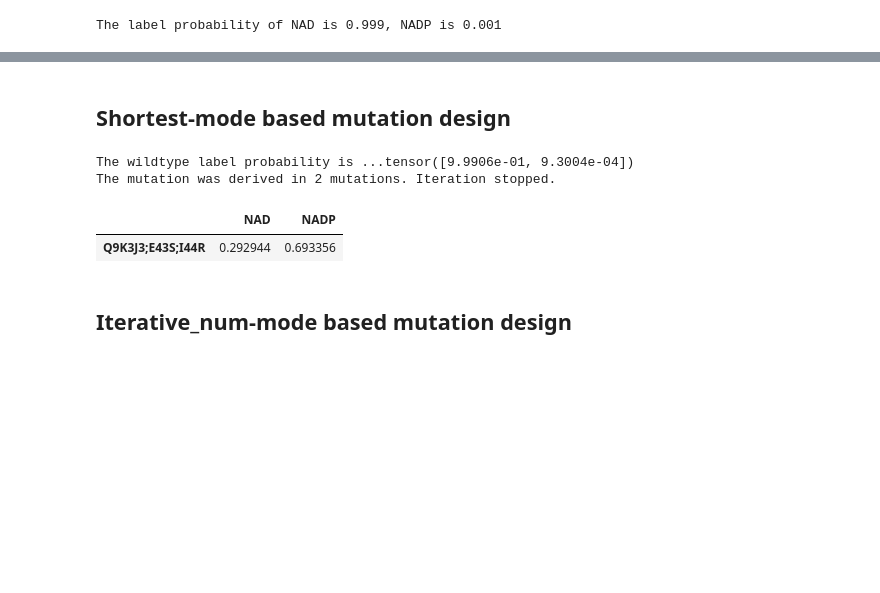
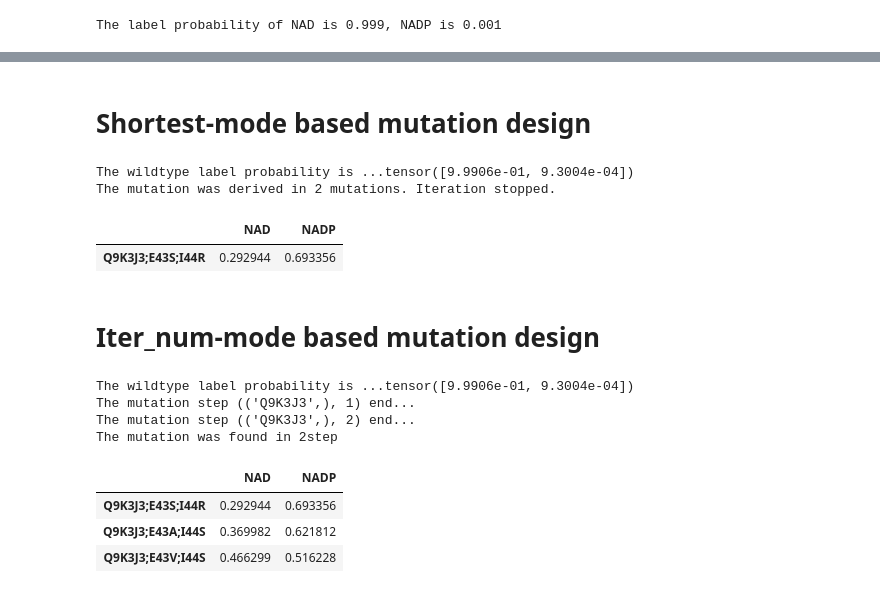
Before and after one commit to SBML-Kimlab/DISCODE, a Jupyter notebook: example/example.ipynb, the cells around one changed output, grey strips where cells are left out. Saved outputs shown, nothing was run; the diff lists cells and outputs as text; code cells hidden in the pictures; blank space fills up the shorter version.

```diff
--- a/example/example.ipynb
+++ b/example/example.ipynb
@@ -61,3 +81,3 @@ The attention sum of G89 is ... 397.782
 # %% [markdown]
-## Shortest-mode based mutation design
+# Shortest-mode based mutation design
 # %%
@@ -73,4 +95,23 @@ The mutation was derived in 2 mutations. Iteration stopped.
 |  | NAD | NADP |
 | Q9K3J3;E43S;I44R | 0.292944 | 0.693356 |
 # %% [markdown]
-## Iterative_num-mode based mutation design
+# Iter_num-mode based mutation design
+# %%
+# When using the "iter" mode, strict thresholds like Z=3 and 0.99 are recommended for selecting a smaller number of outliers to manage design complexity
+# When a switching design is obtained, scan only the combinations with the same number of mutations
+iter_num = utils.scan_switch_mutation(model = model,
+                                      max_num_mutation = 3,
+                                      name = name,
+                                      sequence = sequence,
+                                      mode = "iter_num",
+                                      threshold = "0.99")
+iter_num
+# %% [output]
+The wildtype label probability is ...tensor([9.9906e-01, 9.3004e-04])
+The mutation step (('Q9K3J3',), 1) end...
+The mutation step (('Q9K3J3',), 2) end...
+The mutation was found in 2step
+|  | NAD | NADP |
+| Q9K3J3;E43S;I44R | 0.292944 | 0.693356 |
+| Q9K3J3;E43A;I44S | 0.369982 | 0.621812 |
+| Q9K3J3;E43V;I44S | 0.466299 | 0.516228 |
```
Also changed, not shown: parts of 19 cells of this notebook.
